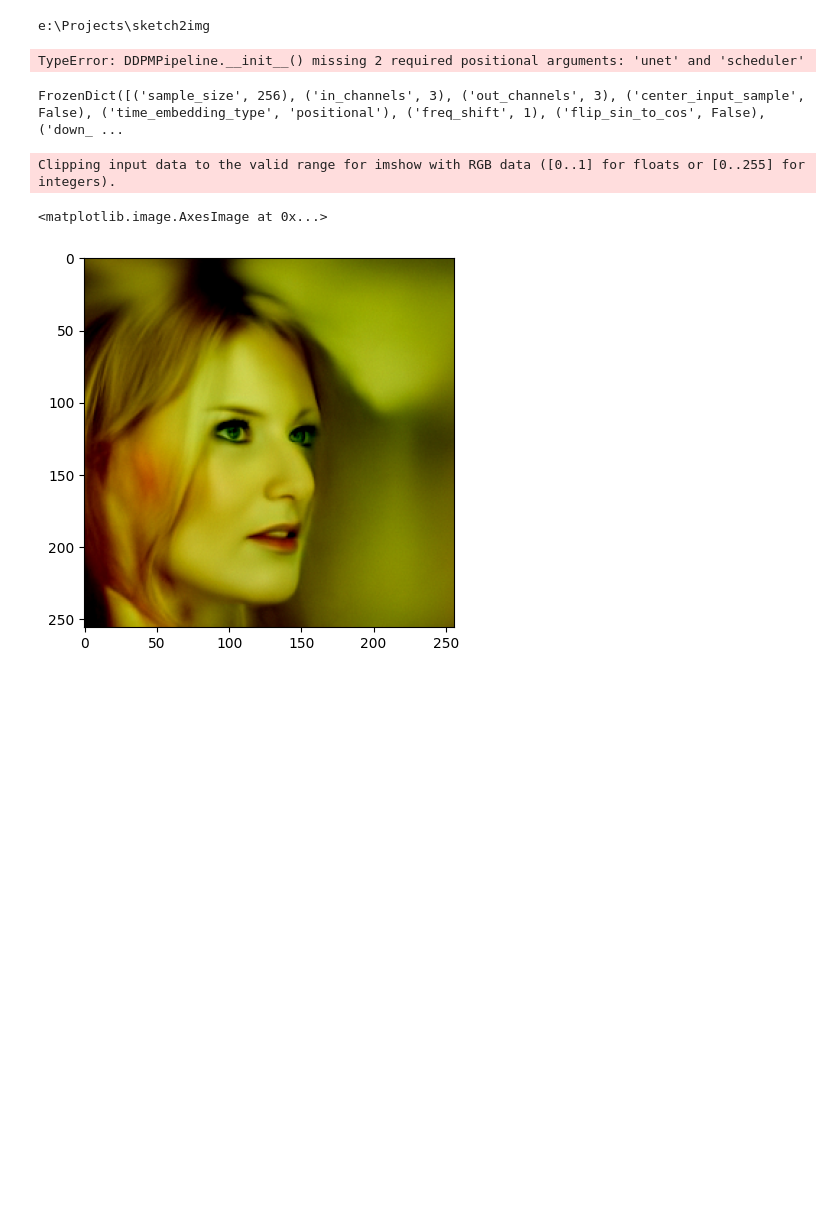
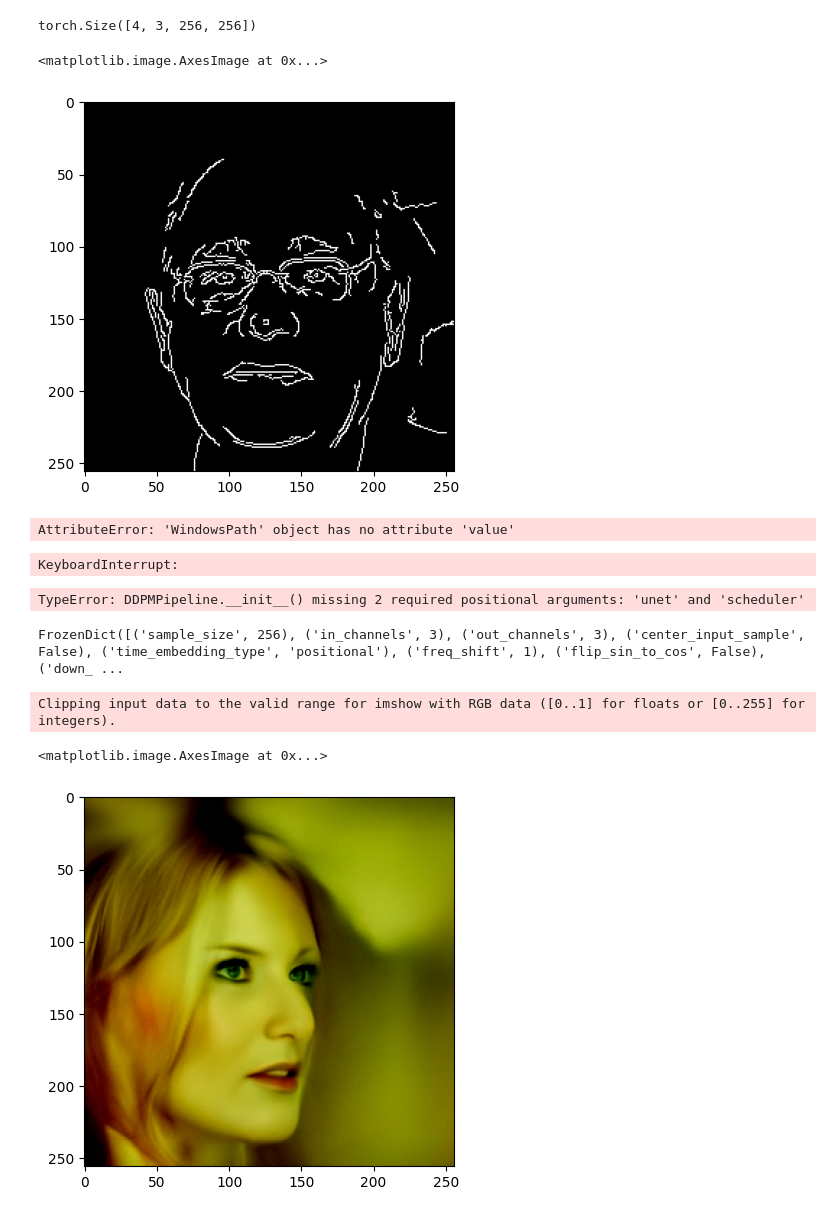
Before and after one commit to IzumiSatoshi/sketch2img, a Jupyter notebook: dev.ipynb, the cells around one changed output. Cells and saved outputs as stored; diff of their text form; code cells hidden in the pictures; blank space fills up the shorter version.

Commit message:
define dataset for celeba in dev

```diff
--- a/dev.ipynb
+++ b/dev.ipynb
@@ -22,8 +22,39 @@ import pathlib
 import copy
 device = "cuda"
 VAE_SCALE_FACTOR = 0.18215
-# %%
-root = pathlib.Path.cwd()
-print(root)
-# %% [output]
-e:\Projects\sketch2img
+# %%
+class FineTuningDataset(torch.utils.data.Dataset):
+    def __init__(self, data_dir):
+        super().__init__()
+
+        self.data_dir = pathlib.Path(data_dir)
+        self.images_path = [str(p) for p in self.data_dir.iterdir()]
+
+        self.to_normalized_tensor = transforms.Compose(
+            [
+                transforms.ToTensor(),
+                transforms.Normalize([0.5], [0.5])
+            ]
+        )
+
+    def __len__(self):
+        return len(self.images_path)
+
+    def __getitem__(self, index):
+        image_path = self.images_path[index]
+        image = cv2.imread(image_path)
+        image = cv2.cvtColor(image, cv2.COLOR_BGR2RGB)
+        sketch = self.create_sketch(image)
+
+        image_tensor = self.to_normalized_tensor(image)
+        sketch_tensor = self.to_normalized_tensor(sketch)
+
+        return image_tensor, sketch_tensor
+
+    def create_sketch(self, image):
+        image_gray = cv2.cvtColor(image, cv2.COLOR_BGR2GRAY)
+        image_canny = cv2.Canny(image_gray, 100, 200)
+        return image_canny
+# %%
+dataset = FineTuningDataset("data/celeba_hq_256")
+dataloader = DataLoader(dataset, batch_size=4)
@@ -30 +68,17 @@ e:\Projects\sketch2img
+# %%
+image, sketch = next(iter(dataloader))
+# %%
+print(image.shape)
+plt.imshow(image[1].permute(1,2,0)*0.5 + 0.5)
+plt.imshow(sketch[1].permute(1,2,0)*0.5 + 0.5, "gray")
+# %% [output]
+torch.Size([4, 3, 256, 256])
+<matplotlib.image.AxesImage at 0x...>
+[figure, added]
+# %%
+root_path = pathlib.Path("./data/celeba_hq_256")
+image_paths = list(root_path.iterdir())
+image_paths[2].value
+# %% [output]
+AttributeError: 'WindowsPath' object has no attribute 'value'
 # %%
@@ -32,3 +86,7 @@ pipe = DDPMPipeline.from_pretrained("E:\SD_models\diffusers\ddpm-celebahq-256")
+# %%
+pipe()
+# %% [output]
+KeyboardInterrupt:
 # %%
 pipe.__init__()
 # %% [output]
```
Also changed, not shown: parts of 2 cells of this notebook, 3 other files.
